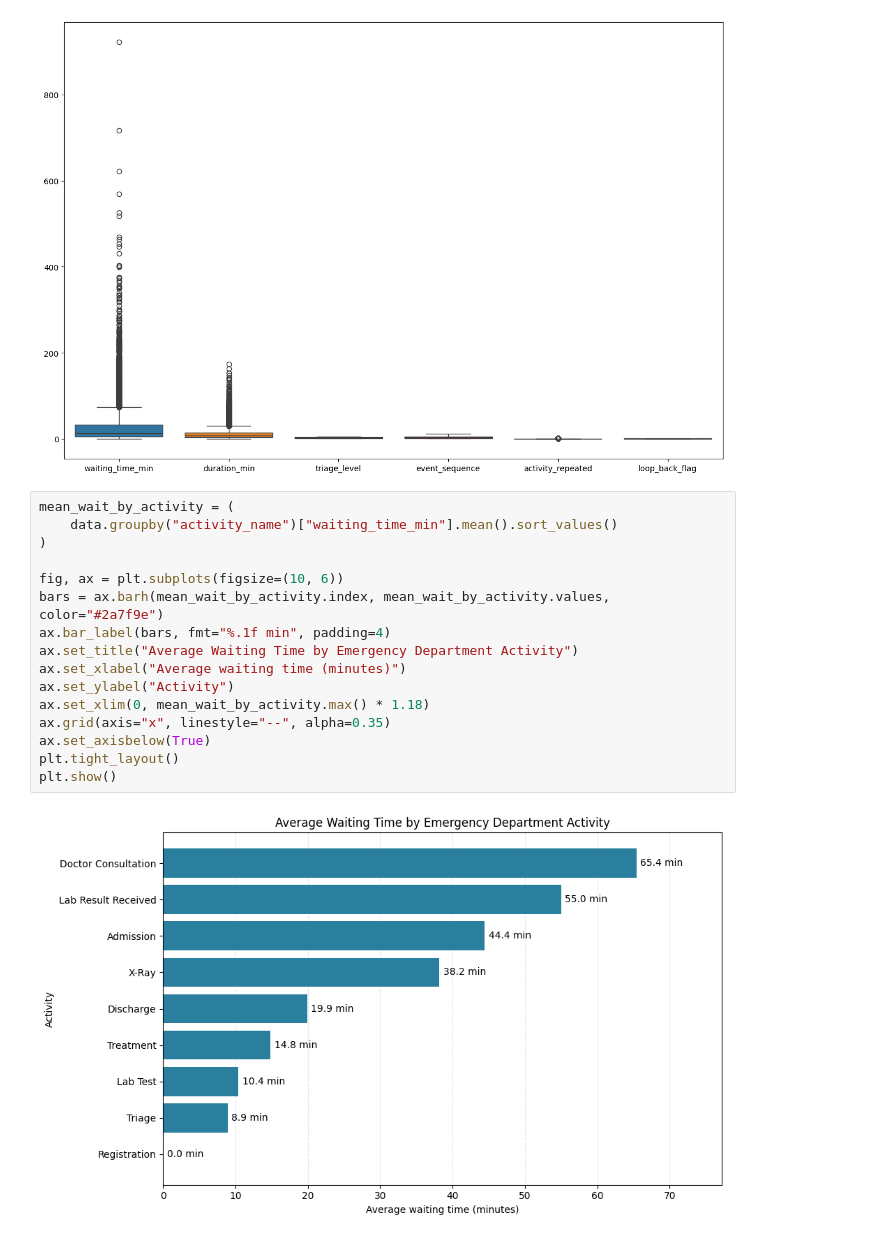
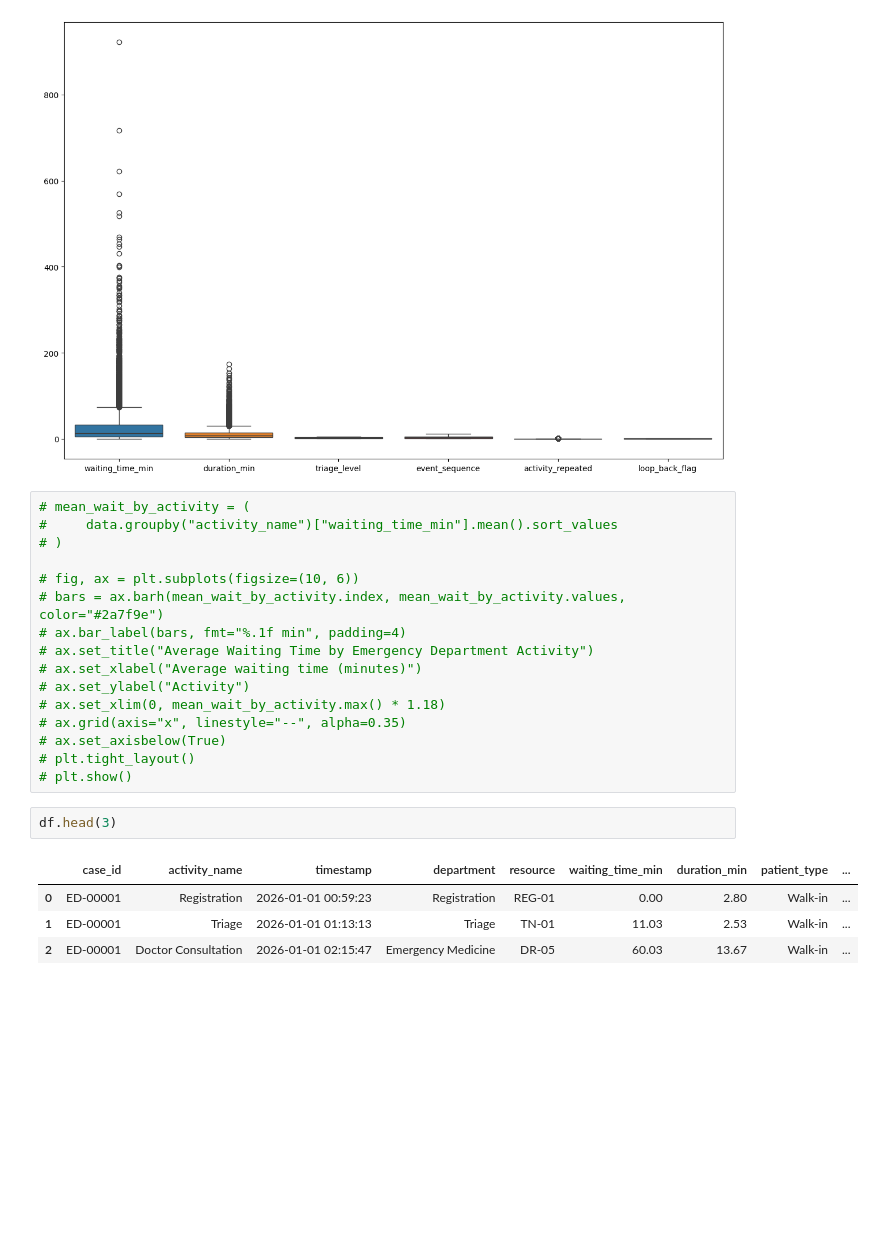
Before and after one commit to udayupmanyuu-spec/infotact-projects, a Jupyter notebook: Notebook/01_Dataset_understanding.ipynb, the cells around one changed output. Drawn from its saved outputs; the diff is of its cells as text; blank space fills up the shorter version.

```diff
--- a/Notebook/01_Dataset_understanding.ipynb
+++ b/Notebook/01_Dataset_understanding.ipynb
@@ -431,20 +431,25 @@ plt.show()
 # %% [output]
 [figure]
 # %%
-mean_wait_by_activity = (
-    data.groupby("activity_name")["waiting_time_min"].mean().sort_values()
-)
+# mean_wait_by_activity = (
+#     data.groupby("activity_name")["waiting_time_min"].mean().sort_values
+# )
 
-fig, ax = plt.subplots(figsize=(10, 6))
-bars = ax.barh(mean_wait_by_activity.index, mean_wait_by_activity.values, color="#2a7f9e")
-ax.bar_label(bars, fmt="%.1f min", padding=4)
-ax.set_title("Average Waiting Time by Emergency Department Activity")
-ax.set_xlabel("Average waiting time (minutes)")
-ax.set_ylabel("Activity")
-ax.set_xlim(0, mean_wait_by_activity.max() * 1.18)
-ax.grid(axis="x", linestyle="--", alpha=0.35)
-ax.set_axisbelow(True)
-plt.tight_layout()
-plt.show()
+# fig, ax = plt.subplots(figsize=(10, 6))
+# bars = ax.barh(mean_wait_by_activity.index, mean_wait_by_activity.values, color="#2a7f9e")
+# ax.bar_label(bars, fmt="%.1f min", padding=4)
+# ax.set_title("Average Waiting Time by Emergency Department Activity")
+# ax.set_xlabel("Average waiting time (minutes)")
+# ax.set_ylabel("Activity")
+# ax.set_xlim(0, mean_wait_by_activity.max() * 1.18)
+# ax.grid(axis="x", linestyle="--", alpha=0.35)
+# ax.set_axisbelow(True)
+# plt.tight_layout()
+# plt.show()
-# %% [output]
-[figure, removed]
+# %%
+df.head(3)
+# %% [output]
+|  | case_id | activity_name | timestamp | department | resource | waiting_time_min | duration_min | patient_type | ... |
+| 0 | ED-00001 | Registration | 2026-01-01 00:59:23 | Registration | REG-01 | 0.00 | 2.80 | Walk-in | ... |
+| 1 | ED-00001 | Triage | 2026-01-01 01:13:13 | Triage | TN-01 | 11.03 | 2.53 | Walk-in | ... |
+| 2 | ED-00001 | Doctor Consultation | 2026-01-01 02:15:47 | Emergency Medicine | DR-05 | 60.03 | 13.67 | Walk-in | ... |
```
Also changed, not shown: parts of 5 cells of this notebook.
